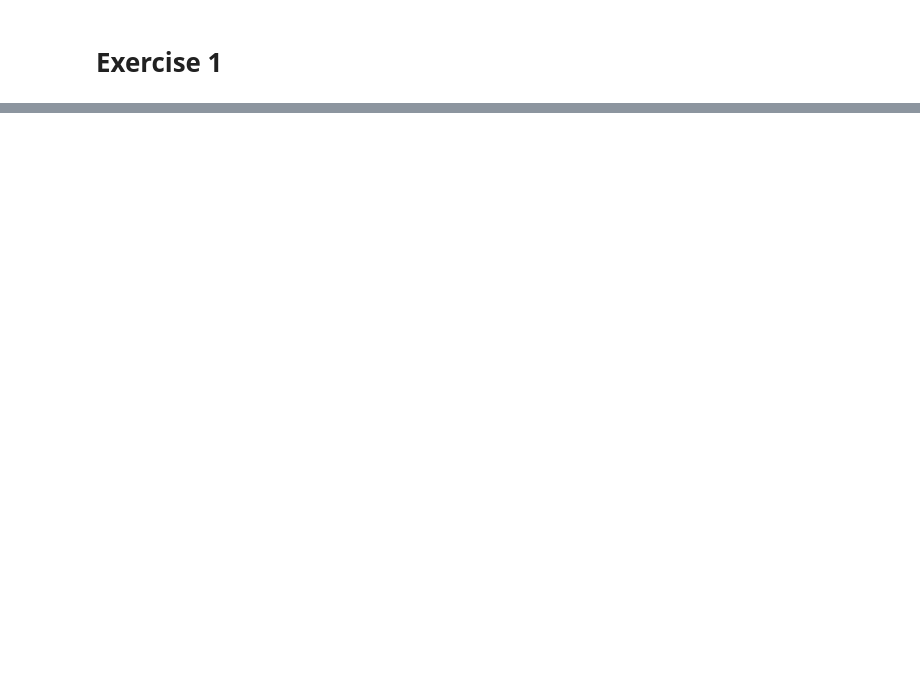
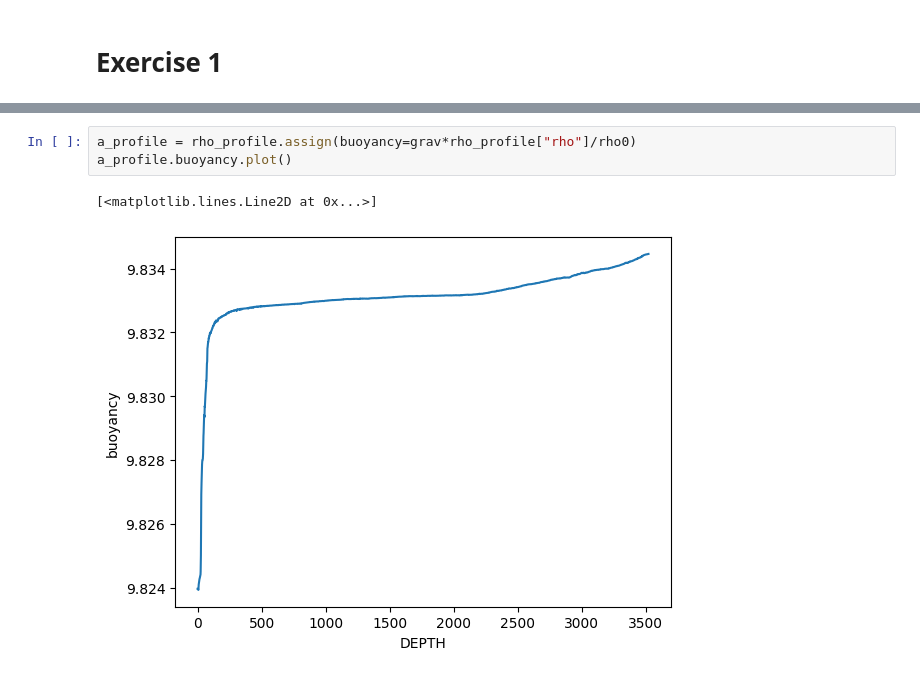
Before and after one commit to JRethemeier/Thermohaline-Circulation, a Jupyter notebook: Assignment8/exercise1.ipynb, the cells around one changed output, grey strips where cells are left out. Drawn from its saved outputs; the diff is of its cells as text; blank space fills up the shorter version.

```diff
--- a/Assignment8/exercise1.ipynb
+++ b/Assignment8/exercise1.ipynb
@@ -56,0 +53,6 @@ ValueError: Variable 'rho': Could not convert tuple of form (dims, data[, attrs,
+# %%
+a_profile = rho_profile.assign(buoyancy=grav*rho_profile["rho"]/rho0)
+a_profile.buoyancy.plot()
+# %% [output]
+[<matplotlib.lines.Line2D at 0x...>]
+[figure, added]
```
Also changed, not shown: parts of 7 cells of this notebook.
